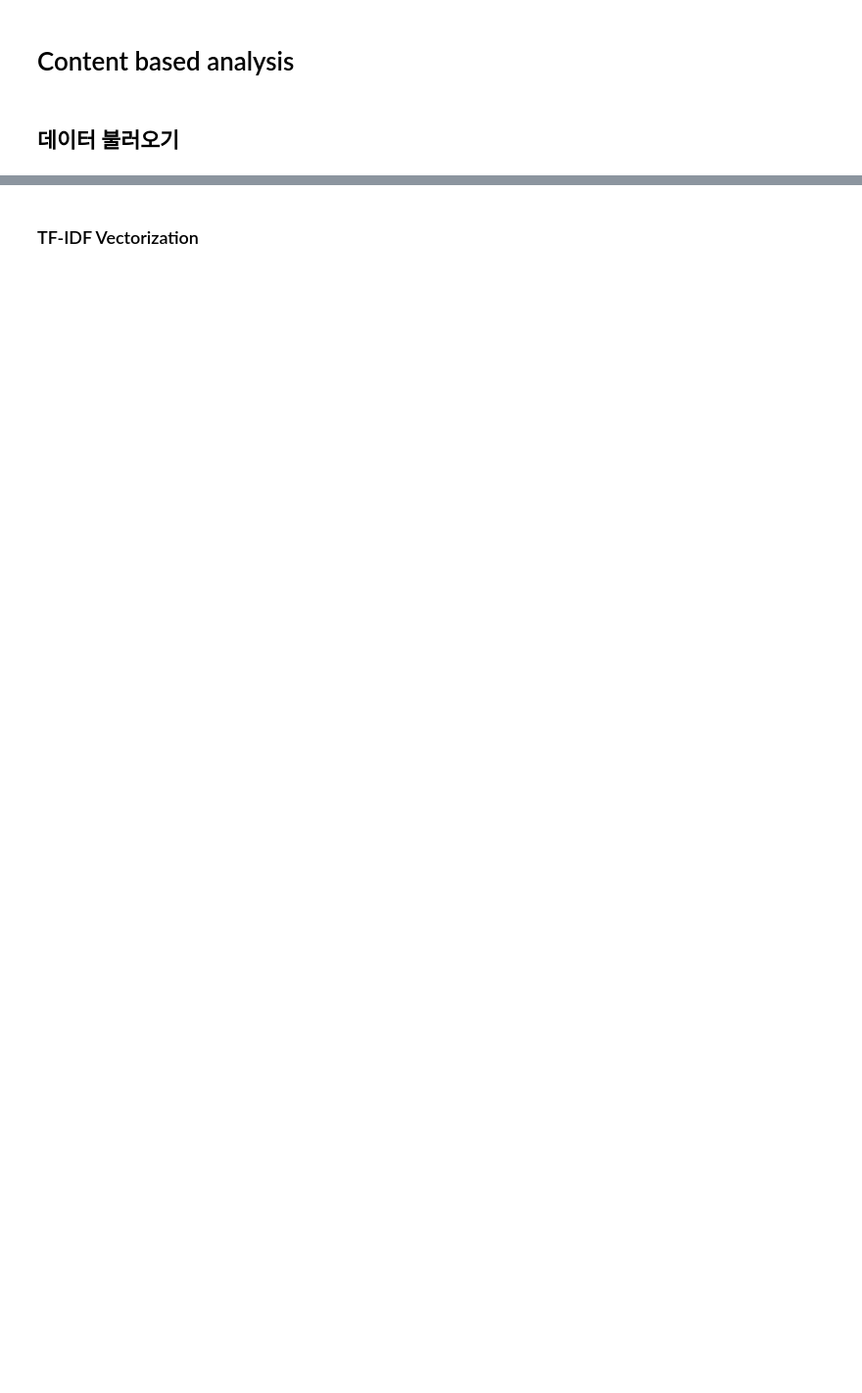
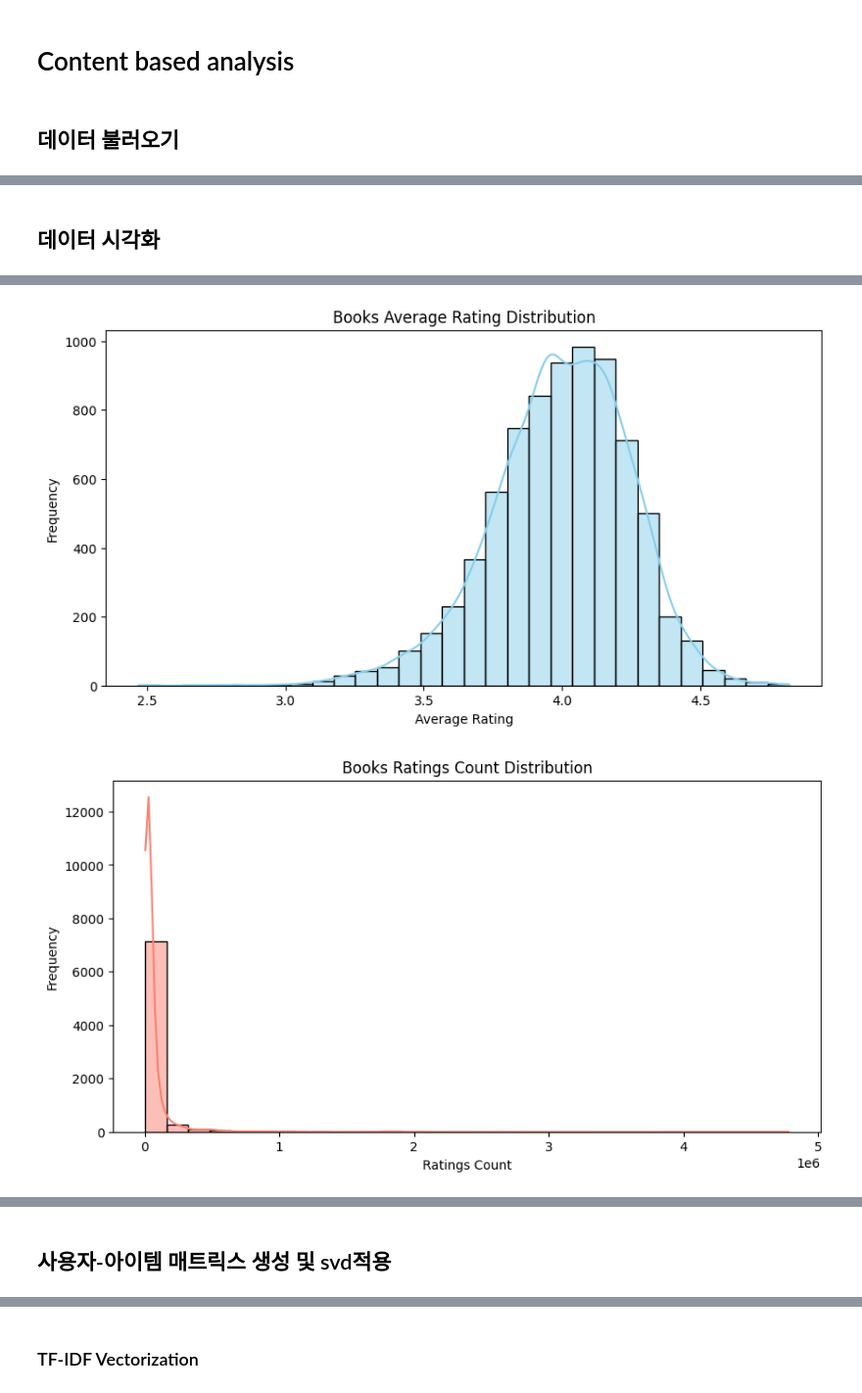
Before and after one commit to cyerinn/2024-2-data_mining-team-project, a Jupyter notebook: content_based_analysis.ipynb, the cells around one changed output, grey strips where cells are left out. Shown: that part at 98% size. Drawn from its saved outputs; the diff is of its cells as text; code cells hidden in the pictures; blank space fills up the shorter version.

```diff
--- a/content_based_analysis.ipynb
+++ b/content_based_analysis.ipynb
@@ -109,0 +140,71 @@ books_data['content'] = books_data.apply(lambda row: preprocess_book_text(row['t
+# %% [markdown]
+## 데이터 시각화
+# %%
+# Cell 4: Basic Statistics and Visualization
+
+def basic_statistics_and_visualization(books_data, movies_data, ratings):
+    # 도서 데이터 통계
+    print("Books Data Statistics:")
+    print(books_data[['average_rating', 'ratings_count']].describe())
+
+    # 영화 데이터 통계
+    # 영화에 대한 평균 평점과 평점 수 계산
+    movie_ratings = ratings.groupby('movieId').agg({'rating': ['mean', 'count']})
+    movie_ratings.columns = ['average_rating', 'ratings_count']
+    movie_ratings.reset_index(inplace=True)
+
+    # 영화 데이터와 병합
+    movies_with_ratings = movies_data.merge(movie_ratings, on='movieId', how='left')
+    print("\nMovies Data Statistics:")
+    print(movies_with_ratings[['average_rating', 'ratings_count']].describe())
+
+    # 시각화
+    plt.figure(figsize=(10, 5))
+    sns.histplot(books_data['average_rating'], bins=30, kde=True, color='skyblue')
+    plt.title('Books Average Rating Distribution')
+    plt.xlabel('Average Rating')
+    plt.ylabel('Frequency')
+    plt.show()
+
+    plt.figure(figsize=(10, 5))
+    sns.histplot(books_data['ratings_count'], bins=30, kde=True, color='salmon')
+    plt.title('Books Ratings Count Distribution')
+    plt.xlabel('Ratings Count')
+    plt.ylabel('Frequency')
+    plt.show()
+
+    plt.figure(figsize=(10, 5))
+    sns.histplot(movies_with_ratings['average_rating'].dropna(), bins=30, kde=True, color='lightgreen')
+    plt.title('Movies Average Rating Distribution')
+    plt.xlabel('Average Rating')
+    plt.ylabel('Frequency')
+    plt.show()
+
+    plt.figure(figsize=(10, 5))
+    sns.histplot(movies_with_ratings['ratings_count'].dropna(), bins=30, kde=True, color='orange')
+    plt.title('Movies Ratings Count Distribution')
+    plt.xlabel('Ratings Count')
+    plt.ylabel('Frequency')
+    plt.show()
+
+    # 도서 장르 분포 시각화
+    plt.figure(figsize=(12, 6))
+    books_genres = books_data['genre'].str.split(', ').explode()
+    sns.countplot(y=books_genres, order=books_genres.value_counts().index, palette='viridis')
+    plt.title('Books Genre Distribution')
+    plt.xlabel('Count')
+    plt.ylabel('Genre')
+    plt.show()
+
+    # 영화 장르 분포 시각화
+    plt.figure(figsize=(12, 6))
+    movies_genres = movies_data['genres'].str.split('|').explode()
+    sns.countplot(y=movies_genres, order=movies_genres.value_counts().index, palette='magma')
+    plt.title('Movies Genre Distribution')
+    plt.xlabel('Count')
+    plt.ylabel('Genre')
+    plt.show()
+
+# 기본 통계량 및 시각화 실행
+basic_statistics_and_visualization(books_data, movies_data, ratings)
+# %% [output]
@@ -109,0 +228,2 @@ books_data['content'] = books_data.apply(lambda row: preprocess_book_text(row['t
+[figure, added]
+[figure, added]
@@ -109,0 +234,2 @@ books_data['content'] = books_data.apply(lambda row: preprocess_book_text(row['t
+# %% [markdown]
+## 사용자-아이템 매트릭스 생성 및 svd적용
```
Also changed, not shown: parts of 20 cells of this notebook.
